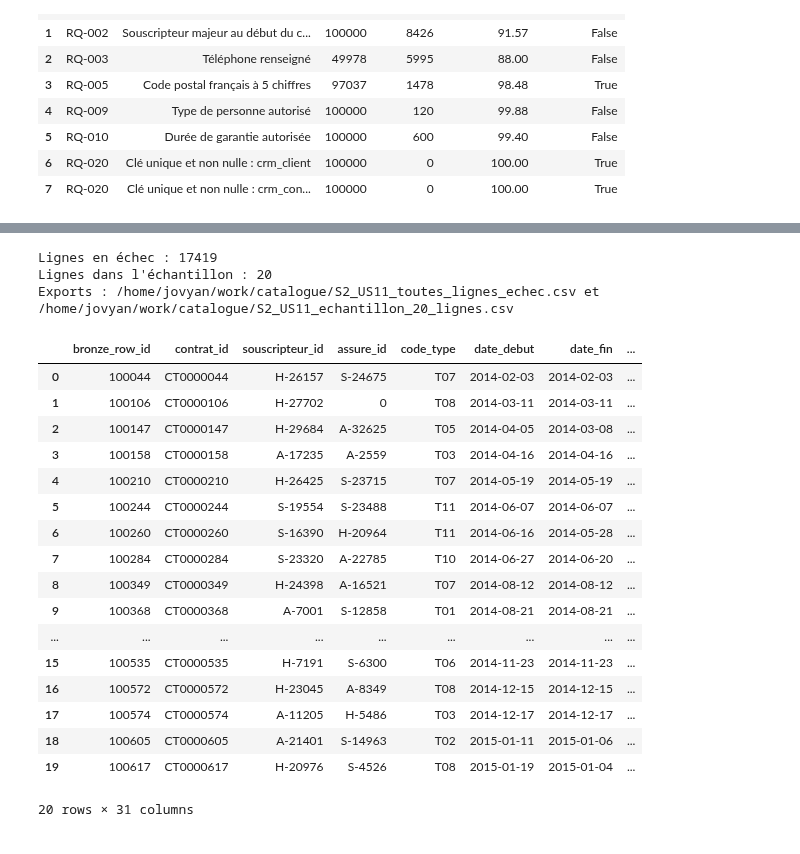
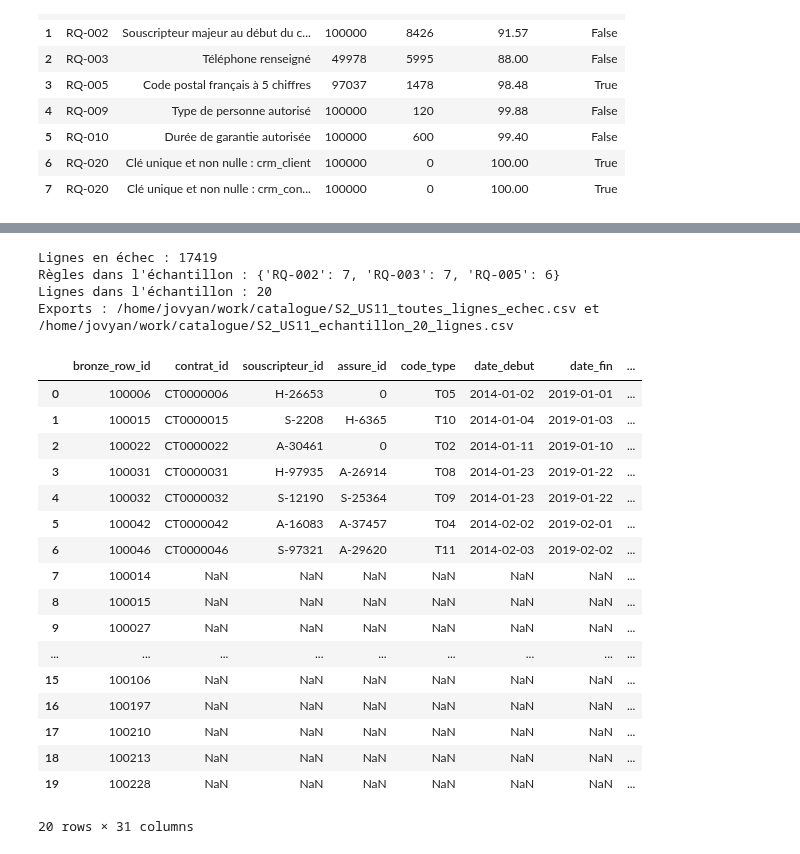
Before and after one commit to ruthabebeneg/td-qualite-g02, a Jupyter notebook: notebooks/S2_US10_regles_en_tests.ipynb, the cells around one changed output, grey strips where cells are left out. Saved outputs shown, nothing was run; the diff lists cells and outputs as text; code cells hidden in the pictures.

```diff
--- a/notebooks/S2_US10_regles_en_tests.ipynb
+++ b/notebooks/S2_US10_regles_en_tests.ipynb
@@ -459,7 +500,6 @@ display(pd.DataFrame(resultats))
 # %%
 
-# US-11 export complet
-# 1. Règles en échec
+# US-11 : export des échecs et d'un échantillon
 echecs = []
 
 for rule_id, donnees in [
@@ -483,48 +523,53 @@ dossier_catalogue = racine / "catalogue"
 dossier_catalogue.mkdir(parents=True, exist_ok=True)
 
 fichier_echecs = dossier_catalogue / "S2_US11_toutes_lignes_echec.csv"
 echecs.to_csv(fichier_echecs, index=False, encoding="utf-8-sig")
 
-echantillon = echecs.head(20).copy()
+regles_echantillon = echecs["rule_id"].value_counts().head(3).index
+parts = [echecs[echecs["rule_id"].eq(rule_id)].head(7) for rule_id in regles_echantillon]
+echantillon = pd.concat(parts, ignore_index=True).head(20)
+
 familles = {
     "RQ-001": ("Cohérence des dates", "Date absente ou fin antérieure/égale au début", "Data Steward : vérifier les dates source"),
     "RQ-002": ("Validité de l'âge", "Âge insuffisant ou données de naissance manquantes", "Data Owner : vérifier l'éligibilité"),
     "RQ-003": ("Complétude du téléphone", "Téléphone NULL, vide ou blanc", "Data Steward : vérifier la donnée source"),
     "RQ-005": ("Format du code postal", "Code postal français mal formaté", "Data Steward : vérifier le format"),
     "RQ-009": ("Valeur hors domaine", "Type de personne non autorisé", "Data Owner : valider les valeurs autorisées"),
     "RQ-010": ("Durée de garantie", "Durée hors liste autorisée", "Data Owner : confirmer les durées autorisées"),
 }
 
 echantillon["famille_erreur"] = echantillon["rule_id"].map(lambda rule_id: familles[rule_id][0])
 echantillon["cause_probable"] = echantillon["rule_id"].map(lambda rule_id: familles[rule_id][1])
 echantillon["action_proposee"] = echantillon["rule_id"].map(lambda rule_id: familles[rule_id][2])
 
 fichier_echantillon = dossier_catalogue / "S2_US11_echantillon_20_lignes.csv"
 echantillon.to_csv(fichier_echantillon, index=False, encoding="utf-8-sig")
 
 print("Lignes en échec :", len(echecs))
+print("Règles dans l'échantillon :", echantillon["rule_id"].value_counts().to_dict())
 print("Lignes dans l'échantillon :", len(echantillon))
 print("Exports :", fichier_echecs, "et", fichier_echantillon)
 display(echantillon)
 # %% [output]
 Lignes en échec : 17419
+Règles dans l'échantillon : {'RQ-002': 7, 'RQ-003': 7, 'RQ-005': 6}
 Lignes dans l'échantillon : 20
 Exports : /home/jovyan/work/catalogue/S2_US11_toutes_lignes_echec.csv et /home/jovyan/work/catalogue/S2_US11_echantillon_20_lignes.csv
 |  | bronze_row_id | contrat_id | souscripteur_id | assure_id | code_type | date_debut | date_fin | ... |
-| 0 | 100044 | CT0000044 | H-26157 | S-24675 | T07 | 2014-02-03 | 2014-02-03 | ... |
-| 1 | 100106 | CT0000106 | H-27702 | 0 | T08 | 2014-03-11 | 2014-03-11 | ... |
-| 2 | 100147 | CT0000147 | H-29684 | A-32625 | T05 | 2014-04-05 | 2014-03-08 | ... |
-| 3 | 100158 | CT0000158 | A-17235 | A-2559 | T03 | 2014-04-16 | 2014-04-16 | ... |
-| 4 | 100210 | CT0000210 | H-26425 | S-23715 | T07 | 2014-05-19 | 2014-05-19 | ... |
-| 5 | 100244 | CT0000244 | S-19554 | S-23488 | T11 | 2014-06-07 | 2014-06-07 | ... |
-| 6 | 100260 | CT0000260 | S-16390 | H-20964 | T11 | 2014-06-16 | 2014-05-28 | ... |
-| 7 | 100284 | CT0000284 | S-23320 | A-22785 | T10 | 2014-06-27 | 2014-06-20 | ... |
-| 8 | 100349 | CT0000349 | H-24398 | A-16521 | T07 | 2014-08-12 | 2014-08-12 | ... |
-| 9 | 100368 | CT0000368 | A-7001 | S-12858 | T01 | 2014-08-21 | 2014-08-21 | ... |
+| 0 | 100006 | CT0000006 | H-26653 | 0 | T05 | 2014-01-02 | 2019-01-01 | ... |
+| 1 | 100015 | CT0000015 | S-2208 | H-6365 | T10 | 2014-01-04 | 2019-01-03 | ... |
+| 2 | 100022 | CT0000022 | A-30461 | 0 | T02 | 2014-01-11 | 2019-01-10 | ... |
+| 3 | 100031 | CT0000031 | H-97935 | A-26914 | T08 | 2014-01-23 | 2019-01-22 | ... |
+| 4 | 100032 | CT0000032 | S-12190 | S-25364 | T09 | 2014-01-23 | 2019-01-22 | ... |
+| 5 | 100042 | CT0000042 | A-16083 | A-37457 | T04 | 2014-02-02 | 2019-02-01 | ... |
+| 6 | 100046 | CT0000046 | S-97321 | A-29620 | T11 | 2014-02-03 | 2019-02-02 | ... |
+| 7 | 100014 | NaN | NaN | NaN | NaN | NaN | NaN | ... |
+| 8 | 100015 | NaN | NaN | NaN | NaN | NaN | NaN | ... |
+| 9 | 100027 | NaN | NaN | NaN | NaN | NaN | NaN | ... |
 | ... | ... | ... | ... | ... | ... | ... | ... | ... |
-| 15 | 100535 | CT0000535 | H-7191 | S-6300 | T06 | 2014-11-23 | 2014-11-23 | ... |
-| 16 | 100572 | CT0000572 | H-23045 | A-8349 | T08 | 2014-12-15 | 2014-12-15 | ... |
-| 17 | 100574 | CT0000574 | A-11205 | H-5486 | T03 | 2014-12-17 | 2014-12-17 | ... |
-| 18 | 100605 | CT0000605 | A-21401 | S-14963 | T02 | 2015-01-11 | 2015-01-06 | ... |
-| 19 | 100617 | CT0000617 | H-20976 | S-4526 | T08 | 2015-01-19 | 2015-01-04 | ... |
+| 15 | 100106 | NaN | NaN | NaN | NaN | NaN | NaN | ... |
+| 16 | 100197 | NaN | NaN | NaN | NaN | NaN | NaN | ... |
+| 17 | 100210 | NaN | NaN | NaN | NaN | NaN | NaN | ... |
+| 18 | 100213 | NaN | NaN | NaN | NaN | NaN | NaN | ... |
+| 19 | 100228 | NaN | NaN | NaN | NaN | NaN | NaN | ... |
 20 rows × 31 columns
```
Also changed, not shown: parts of 1 cell of this notebook, 1 other file.
